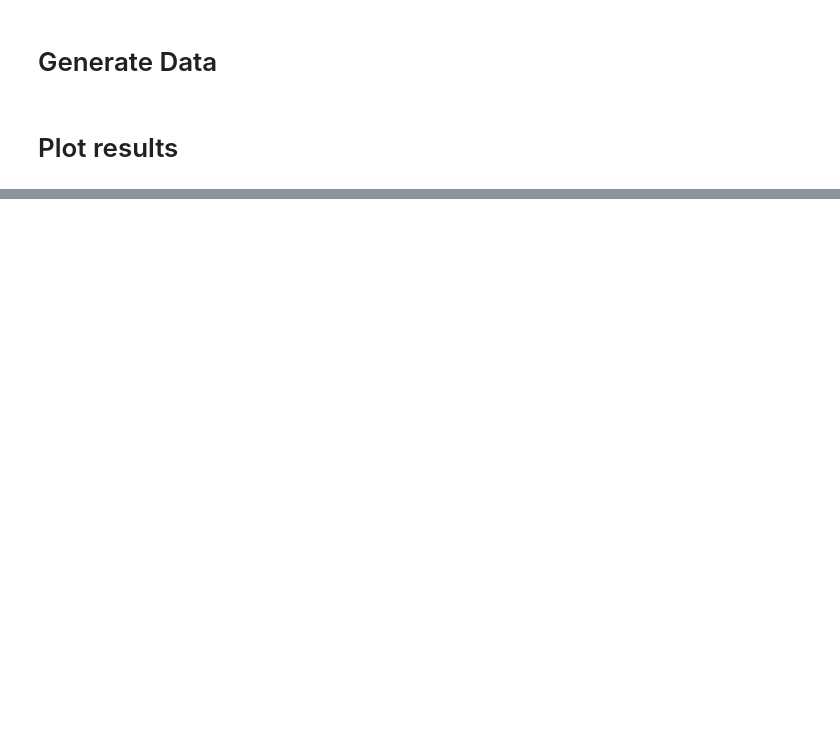
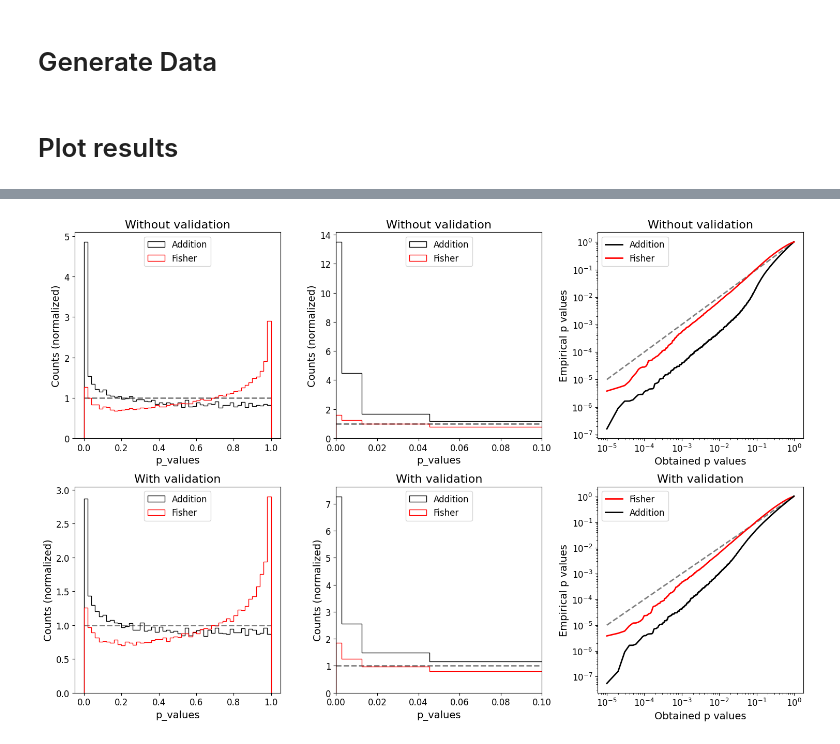
Before and after one commit to mariehein/look_everywhere_in_AD, a Jupyter notebook: cleaned_up/binned_test.ipynb, the cells around one changed output, grey strips where cells are left out. Drawn from its saved outputs; the diff is of its cells as text; code cells hidden in the pictures; blank space fills up the shorter version.

```diff
--- a/cleaned_up/binned_test.ipynb
+++ b/cleaned_up/binned_test.ipynb
@@ -295,0 +327,60 @@ fig.tight_layout()
+# %%
+p_fisher = np.load(directory+"k_fold/fishers_method.npy")
+p_add = np.load(directory+"k_fold/addition.npy")
+p_fisher_with_val = np.load(directory+"k_fold/fishers_method_with_validation.npy")
+p_add_with_val = np.load(directory+"k_fold/addition_with_validation.npy")
+
+fig, ax = plt.subplots(2,3, figsize=(15,10))
+counts = np.arange(1,N_tests+1)/N_tests
+bins_plot=np.linspace(0,1,51)
+
+for i in range(2):
+    ax[i,0].set_xlabel("p_values")
+    ax[i,0].set_ylabel("Counts (normalized)")
+    ax[i,0].plot([0,1],[1,1], linestyle="dashed", color="grey")
+
+    ax[i,1].set_xlabel("p_values")
+    ax[i,1].set_ylabel("Counts (normalized)")
+    ax[i,1].plot([0,1],[1,1], linestyle="dashed", color="grey")
+
+    ax[i,2].set_ylabel("Empirical p values")
+    ax[i,2].set_xlabel("Obtained p values")
+    ax[i,2].set_xscale("log")
+    ax[i,2].set_yscale("log")
+    ax[i,2].plot(counts, counts, color="grey", linestyle="dashed")
+
+ax[0,0].hist((p_fisher, p_add), bins=bins_plot, histtype="step", color=("red", "black"), label=("Fisher", "Addition"), density=True)
+ax[0,0].set_title("Without validation")
+ax[0,0].legend(loc="upper center")
+
+ax[1,0].hist((p_fisher_with_val, p_add_with_val), bins=bins_plot, histtype="step", color=("red", "black"), label=("Fisher", "Addition"), density=True)
+ax[1,0].set_title("With validation")
+ax[1,0].legend(loc="upper center")
+
+bins_plot=[0, 2-2*stats.norm.cdf(3), 2-2*stats.norm.cdf(2.5), 2-2*stats.norm.cdf(2), 2-2*stats.norm.cdf(1.5), 2-2*stats.norm.cdf(1), 1]
+ax[0,1].hist((p_fisher, p_add), bins=bins_plot, histtype="step", color=("red", "black"), label=("Fisher", "Addition"), density=True)
+ax[0,1].set_title("Without validation")
+ax[0,1].legend(loc="upper center")
+ax[0,1].set_xlim(0,0.1)
+
+ax[1,1].hist((p_fisher_with_val, p_add_with_val), bins=bins_plot, histtype="step", color=("red", "black"), label=("Fisher", "Addition"), density=True)
+ax[1,1].set_title("With validation")
+ax[1,1].legend(loc="upper center")
+ax[1,1].set_xlim(0,0.1)
+
+counts = np.arange(1,N_tests+1)/N_tests
+
+ax[0,2].plot(counts, np.sort(p_add), color="black", label="Addition")
+ax[0,2].plot(counts, np.sort(p_fisher), color="red", label="Fisher")
+ax[0,2].set_title("Without validation")
+ax[0,2].legend(loc="upper left")
+
+ax[1,2].plot(counts, np.sort(p_fisher_with_val), color="red", label="Fisher")
+ax[1,2].plot(counts, np.sort(p_add_with_val), color="black", label="Addition")
+ax[1,2].set_title("With validation")
+ax[1,2].legend(loc="upper left")
+
+fig.tight_layout()
+fig.savefig("plots/binned_kfolds_cumulative.pdf")
+# %% [output]
+[figure, added]
```
Also changed, not shown: parts of 9 cells of this notebook, 7 other files.
